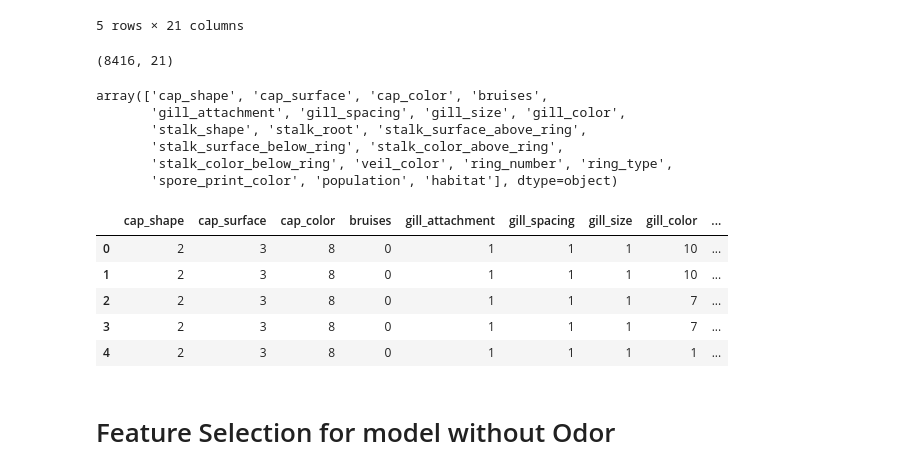
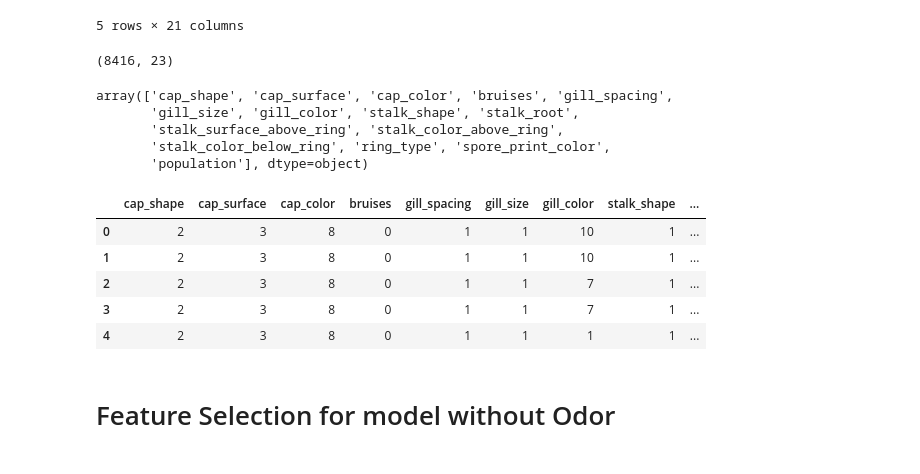
Before and after one commit to jprette/STAT303-2-Final_Project, a Jupyter notebook: Wrapper_Method_forward_selection.ipynb, the cells around one changed output. Drawn from its saved outputs; the diff is of its cells as text; code cells hidden in the pictures.

```diff
--- a/Wrapper_Method_forward_selection.ipynb
+++ b/Wrapper_Method_forward_selection.ipynb
@@ -99,16 +99,16 @@ vif_inf
 # %% [markdown]
 # Feature Engineering
 # %%
-data = data.drop(['odor','veil_type'], axis=1)
+data_encoded = data.drop(['odor','veil_type'], axis=1)
 #,'stalk_color_below_ring','stalk_surface_above_ring'
 # %%
 #use label encoding instead
 from sklearn.preprocessing import LabelEncoder
 label = LabelEncoder()
-for col in data.columns:
-    if data[col].dtypes =='O':
-        data[col]=label.fit_transform(data[col])
-data.head()
+for col in data_encoded.columns:
+    if data_encoded[col].dtypes =='O':
+        data_encoded[col]=label.fit_transform(data_encoded[col])
+data_encoded.head()
 # %% [output]
 |  | edibility | cap_shape | cap_surface | cap_color | bruises | gill_attachment | gill_spacing | gill_size | ... |
 | 0 | 1 | 2 | 3 | 8 | 0 | 1 | 1 | 1 | ... |
@@ -126,32 +126,31 @@ data.head()
 
 print(data.shape)
 # %% [output]
-(8416, 21)
+(8416, 23)
 # %%
-X = data.drop('edibility',axis=1)
-y = data['edibility']
+X = data_encoded.drop('edibility',axis=1)
+y = data_encoded['edibility']
 # %%
 from sklearn.feature_selection import SelectKBest, chi2
-features_kbest = SelectKBest(chi2, k=20).fit(X,y)
+features_kbest = SelectKBest(chi2, k=15).fit(X,y)
 # %%
 feature_names = features_kbest.get_feature_names_out()
 feature_names
 # %% [output]
-array(['cap_shape', 'cap_surface', 'cap_color', 'bruises',
-       'gill_attachment', 'gill_spacing', 'gill_size', 'gill_color',
-       'stalk_shape', 'stalk_root', 'stalk_surface_above_ring',
-       'stalk_surface_below_ring', 'stalk_color_above_ring',
-       'stalk_color_below_ring', 'veil_color', 'ring_number', 'ring_type',
-       'spore_print_color', 'population', 'habitat'], dtype=object)
+array(['cap_shape', 'cap_surface', 'cap_color', 'bruises', 'gill_spacing',
+       'gill_size', 'gill_color', 'stalk_shape', 'stalk_root',
+       'stalk_surface_above_ring', 'stalk_color_above_ring',
+       'stalk_color_below_ring', 'ring_type', 'spore_print_color',
+       'population'], dtype=object)
 # %%
-X_filtered = data[feature_names]
+X_filtered = data_encoded[feature_names]
 X_filtered.head()
 # %% [output]
-|  | cap_shape | cap_surface | cap_color | bruises | gill_attachment | gill_spacing | gill_size | gill_color | ... |
-| 0 | 2 | 3 | 8 | 0 | 1 | 1 | 1 | 10 | ... |
-| 1 | 2 | 3 | 8 | 0 | 1 | 1 | 1 | 10 | ... |
-| 2 | 2 | 3 | 8 | 0 | 1 | 1 | 1 | 7 | ... |
-| 3 | 2 | 3 | 8 | 0 | 1 | 1 | 1 | 7 | ... |
+|  | cap_shape | cap_surface | cap_color | bruises | gill_spacing | gill_size | gill_color | stalk_shape | ... |
+| 0 | 2 | 3 | 8 | 0 | 1 | 1 | 10 | 1 | ... |
+| 1 | 2 | 3 | 8 | 0 | 1 | 1 | 10 | 1 | ... |
+| 2 | 2 | 3 | 8 | 0 | 1 | 1 | 7 | 1 | ... |
+| 3 | 2 | 3 | 8 | 0 | 1 | 1 | 7 | 1 | ... |
 | 4 | 2 | 3 | 8 | 0 | 1 | 1 | 1 | 1 | ... |
 # %% [markdown]
 # Feature Selection for model without Odor
```
Also changed, not shown: parts of 19 cells of this notebook.
